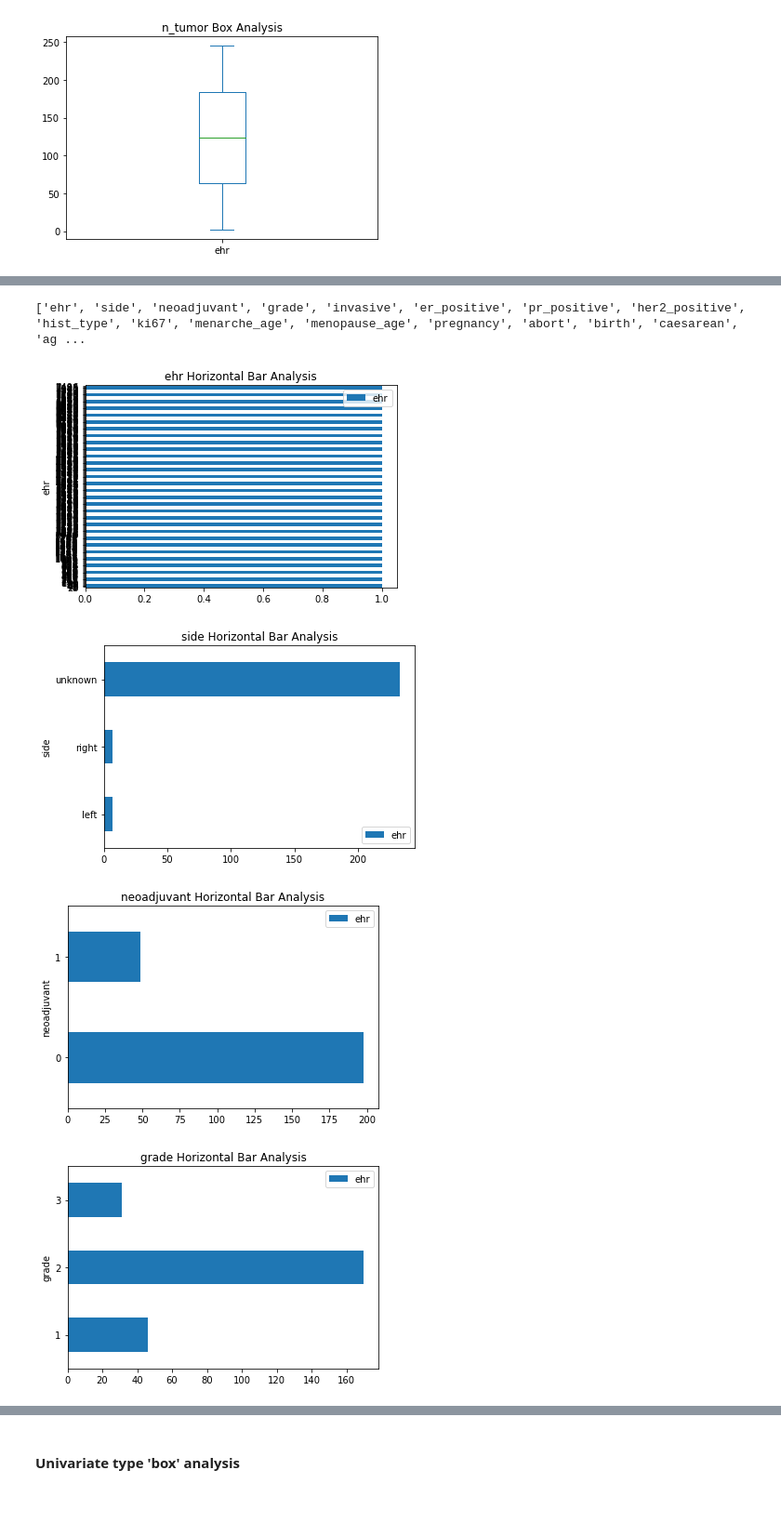
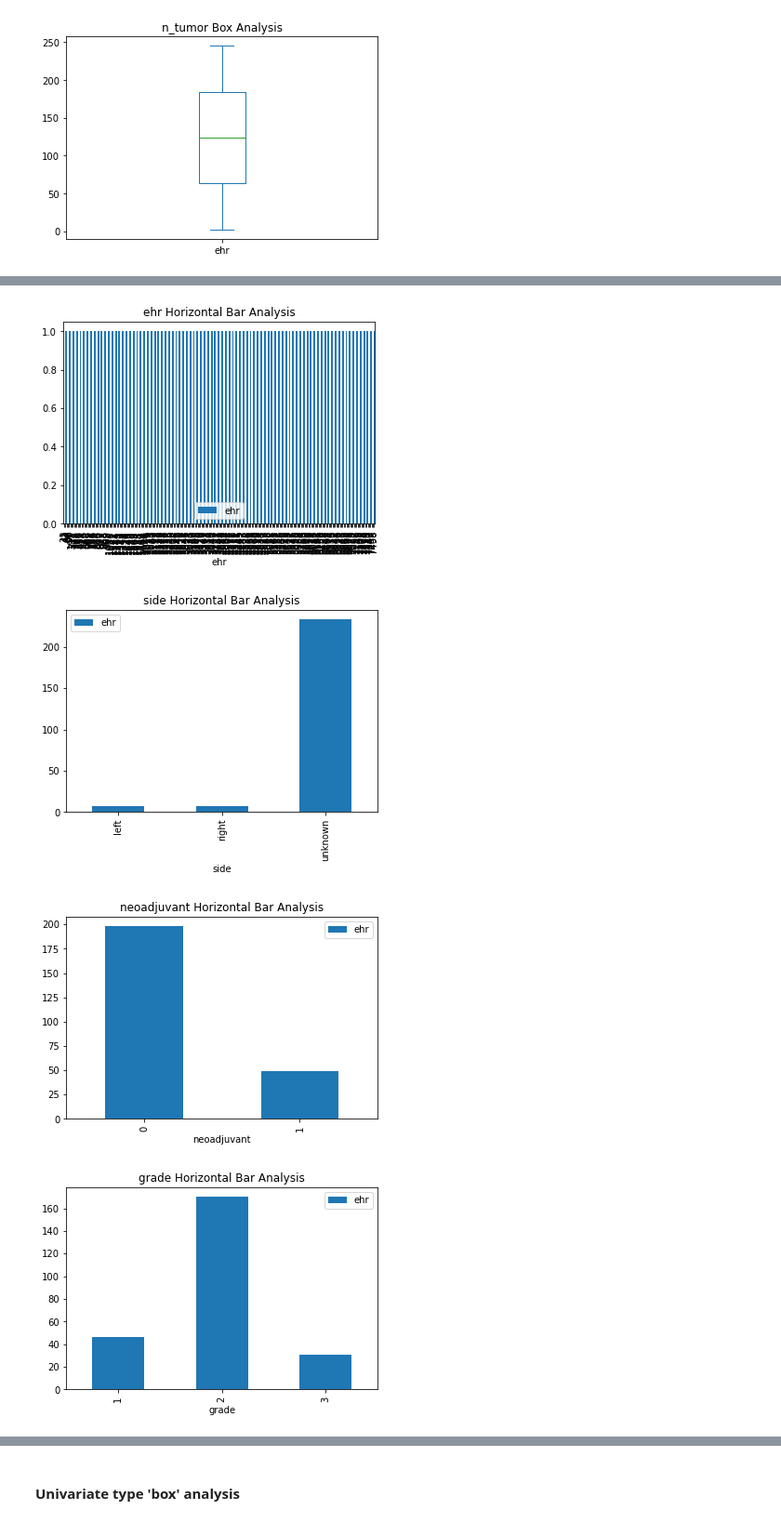
Before and after one commit to GNajeral/Data-Process, a Jupyter notebook: Second_Assignment/DataAnalysis.ipynb, the cells around one changed output, grey strips where cells are left out. Shown: that part at 93% size. Cells and saved outputs as stored; diff of their text form; code cells hidden in the pictures.

```diff
--- a/Second_Assignment/DataAnalysis.ipynb
+++ b/Second_Assignment/DataAnalysis.ipynb
@@ -10,6 +10,9 @@ Importing the dataset already cleaned and pre-processed from an excel
     # drive.mount("/content/gdrive", force_remount=True)
     # df = pd.DataFrame(pd.read_excel("/content/gdrive/MyDrive/output_def.xlsx"))
 df = pd.read_excel("output_def.xlsx")
+
+df = pd.read_excel("output_def.xlsx")
+df_preprocessed_def = pd.read_excel("output_def_2.xlsx")
 # %% [markdown]
 ## Univariate Analysis
 # %% [markdown]
@@ -220,21 +231,19 @@ Name: ehr, dtype: int64
 # %%
 
 
 df_preprocessed_columns_array = df.columns.tolist()
-print(df_preprocessed_columns_array )
 
 """
 pd.DataFrame(df_preprocessed_def.groupby([df_preprocessed_columns_array[3]])['ehr'].count()).plot(kind = 'barh',
                                                                               title = hitler + ' si es el')
 """
 
 for i in range (0, df.shape[1]):
     #print(df_preprocessed_def.iloc[:, i])
-    pd.DataFrame(df.groupby([df_preprocessed_columns_array[i]])['ehr'].count()).plot(kind = 'barh',
+    pd.DataFrame(df.groupby([df_preprocessed_columns_array[i]])['ehr'].count()).plot(kind = 'bar',
                                                                               title = df_preprocessed_columns_array[i] + ' Horizontal Bar Analysis')
 # %% [output]
-['ehr', 'side', 'neoadjuvant', 'grade', 'invasive', 'er_positive', 'pr_positive', 'her2_positive', 'hist_type', 'ki67', 'menarche_age', 'menopause_age', 'pregnancy', 'abort', 'birth', 'caesarean', 'ag ...
-[figure, old version]
+[figure, new version]
-[figure, old version]
+[figure, new version]
-[figure, old version]
+[figure, new version]
-[figure, old version]
+[figure, new version]
```
Also changed, not shown: parts of 14 cells of this notebook, 3 other files.
